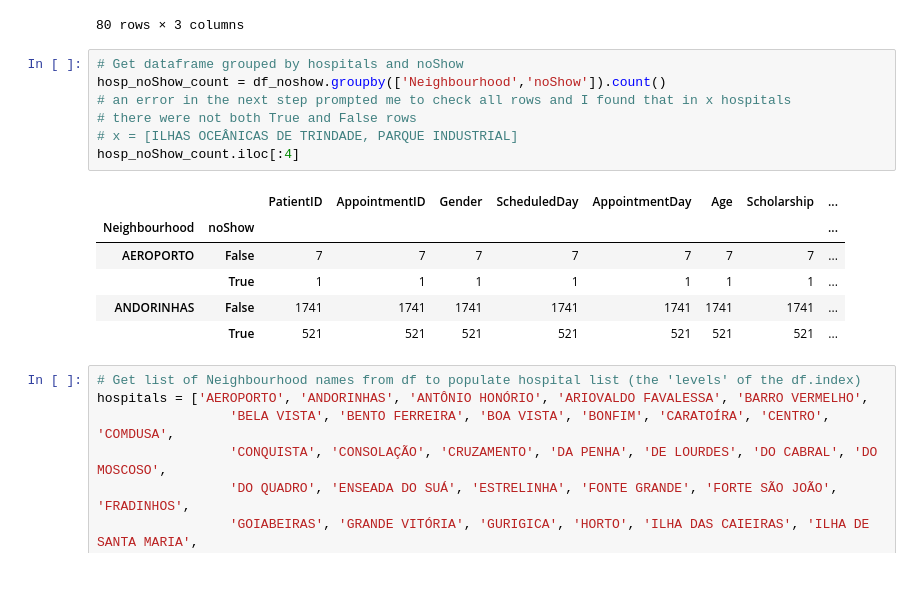
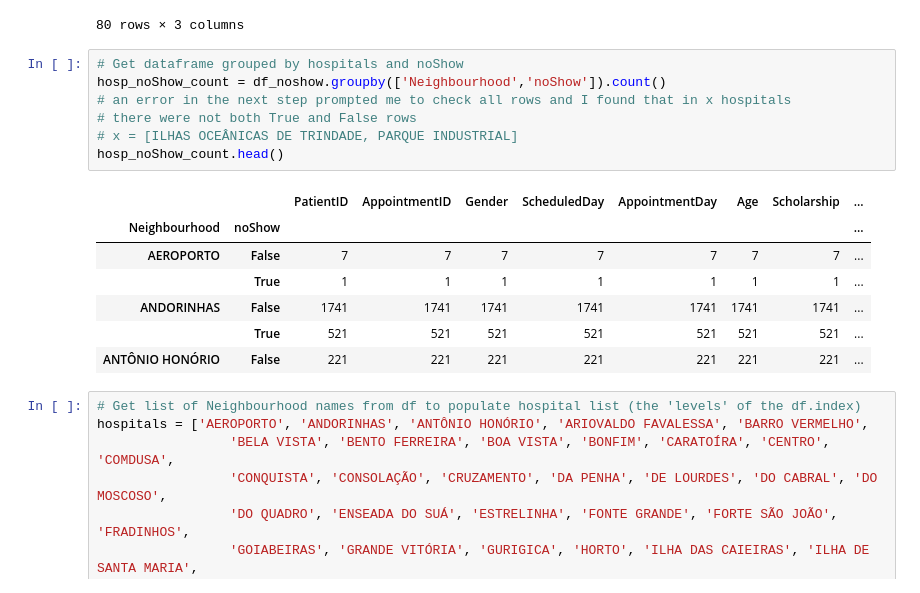
Before and after one commit to Zabamund/datasci-nano, a Jupyter notebook: inv-dataset/noshow.ipynb, the cells around one changed output. Saved outputs shown, nothing was run; the diff lists cells and outputs as text.

```diff
--- a/inv-dataset/noshow.ipynb
+++ b/inv-dataset/noshow.ipynb
@@ -976,17 +984,18 @@ df_hosplist
 # %%
 # Get dataframe grouped by hospitals and noShow
 hosp_noShow_count = df_noshow.groupby(['Neighbourhood','noShow']).count()
 # an error in the next step prompted me to check all rows and I found that in x hospitals
 # there were not both True and False rows
 # x = [ILHAS OCEÂNICAS DE TRINDADE, PARQUE INDUSTRIAL]
-hosp_noShow_count.iloc[:4]
+hosp_noShow_count.head()
 # %% [output]
 |  |  | PatientID | AppointmentID | Gender | ScheduledDay | AppointmentDay | Age | Scholarship | ... |
 | Neighbourhood | noShow |  |  |  |  |  |  |  | ... |
 | AEROPORTO | False | 7 | 7 | 7 | 7 | 7 | 7 | 7 | ... |
 |  | True | 1 | 1 | 1 | 1 | 1 | 1 | 1 | ... |
 | ANDORINHAS | False | 1741 | 1741 | 1741 | 1741 | 1741 | 1741 | 1741 | ... |
 |  | True | 521 | 521 | 521 | 521 | 521 | 521 | 521 | ... |
+| ANTÔNIO HONÓRIO | False | 221 | 221 | 221 | 221 | 221 | 221 | 221 | ... |
 # %%
 # Get list of Neighbourhood names from df to populate hospital list (the 'levels' of the df.index)
 hospitals = ['AEROPORTO', 'ANDORINHAS', 'ANTÔNIO HONÓRIO', 'ARIOVALDO FAVALESSA', 'BARRO VERMELHO',
```
Also changed, not shown: parts of 29 cells of this notebook.
